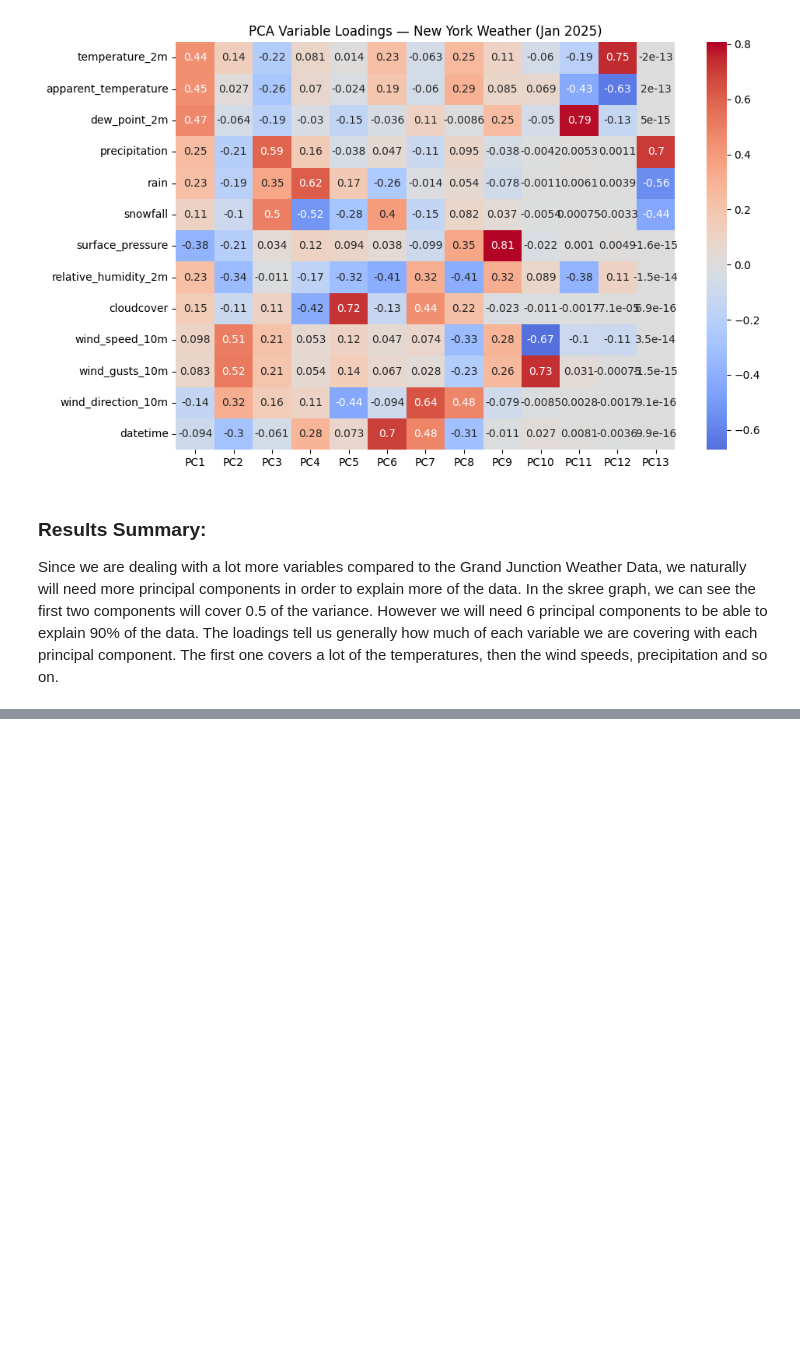
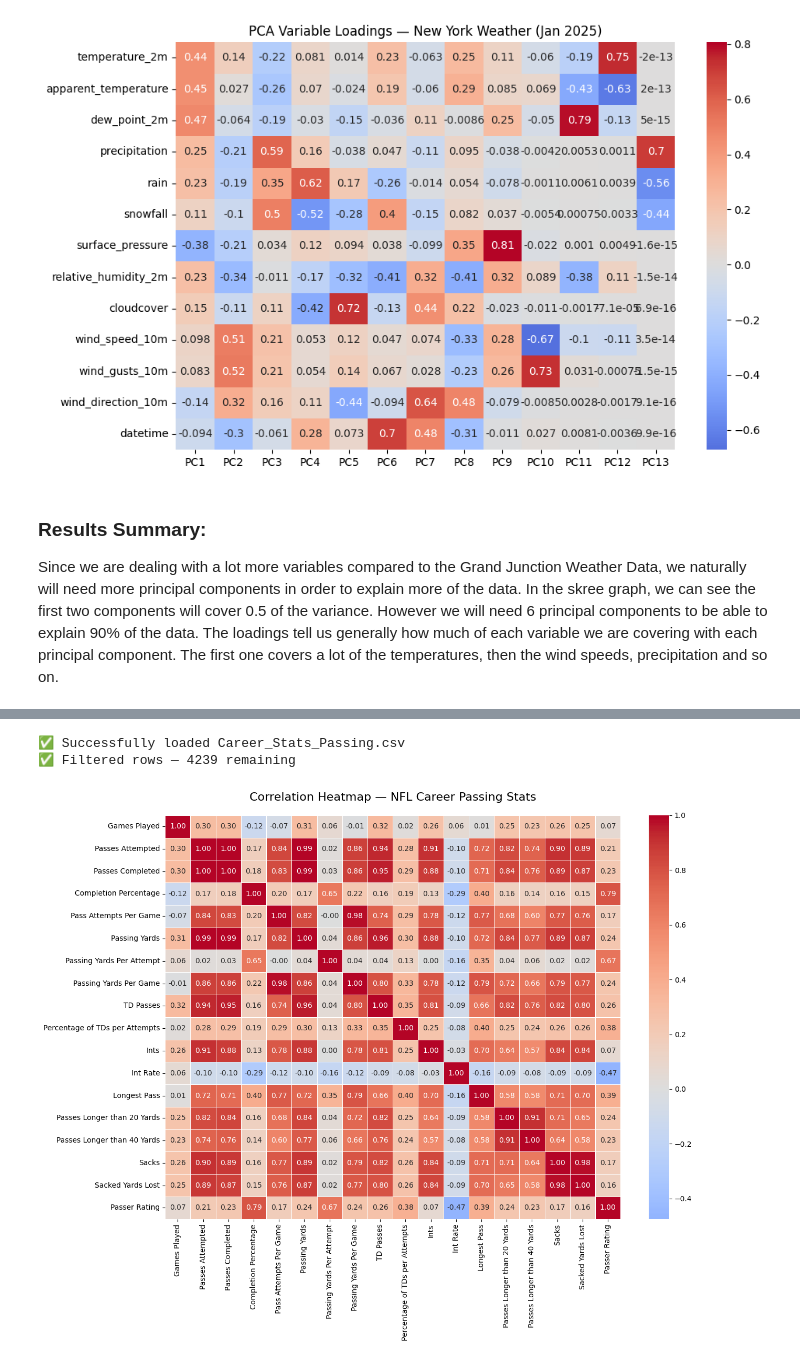
Before and after one commit to christiantuttle7/data-mine-crtuttle, a Jupyter notebook: PCA.ipynb, the cells around one changed output, grey strips where cells are left out. Drawn from its saved outputs; the diff is of its cells as text; code cells hidden in the pictures; blank space fills up the shorter version.

```diff
--- a/PCA.ipynb
+++ b/PCA.ipynb
@@ -102,0 +106,65 @@ Since we are dealing with a lot more variables compared to the Grand Junction We
+# %%
+import pandas as pd
+import matplotlib.pyplot as plt
+import seaborn as sns
+import numpy as np
+
+# --- Load dataset ---
+df = pd.read_csv("Career_Stats_Passing.csv")
+print("✅ Successfully loaded Career_Stats_Passing.csv")
+
+# --- Convert "Passes Attempted" to numeric and filter ---
+df["Passes Attempted"] = (
+    df["Passes Attempted"]
+    .astype(str)
+    .str.replace(",", "")
+    .str.strip()
+)
+df["Passes Attempted"] = pd.to_numeric(df["Passes Attempted"], errors="coerce")
+
+# Drop rows where "Passes Attempted" is NaN or 0
+df = df[df["Passes Attempted"].fillna(0) > 0]
+print(f"✅ Filtered rows — {len(df)} remaining")
+
+# --- Select numeric columns only ---
+numeric_cols = [
+    "Games Played", "Passes Attempted", "Passes Completed",
+    "Completion Percentage", "Pass Attempts Per Game",
+    "Passing Yards", "Passing Yards Per Attempt",
+    "Passing Yards Per Game", "TD Passes",
+    "Percentage of TDs per Attempts", "Ints", "Int Rate",
+    "Longest Pass", "Passes Longer than 20 Yards",
+    "Passes Longer than 40 Yards", "Sacks",
+    "Sacked Yards Lost", "Passer Rating"
+]
+
+# Ensure all numeric columns are converted properly
+for col in numeric_cols:
+    df[col] = (
+        df[col].astype(str)
+        .str.replace(",", "")
+        .str.strip()
+    )
+    df[col] = pd.to_numeric(df[col], errors="coerce")
+
+numeric_df = df[numeric_cols].dropna()
+
+# --- Compute correlation matrix ---
+corr_matrix = numeric_df.corr()
+
+# --- Plot correlation heatmap ---
+plt.figure(figsize=(14, 10))
+sns.heatmap(
+    corr_matrix,
+    cmap="coolwarm",
+    annot=True,        # show numeric correlation values
+    fmt=".2f",         # 2 decimal places
+    center=0,
+    linewidths=0.5
+)
+plt.title("Correlation Heatmap — NFL Career Passing Stats", fontsize=16, pad=20)
+plt.show()
+# %% [output]
+✅ Successfully loaded Career_Stats_Passing.csv
+✅ Filtered rows — 4239 remaining
+[figure, added]
```
Also changed, not shown: parts of 3 cells of this notebook, 1 other file.
